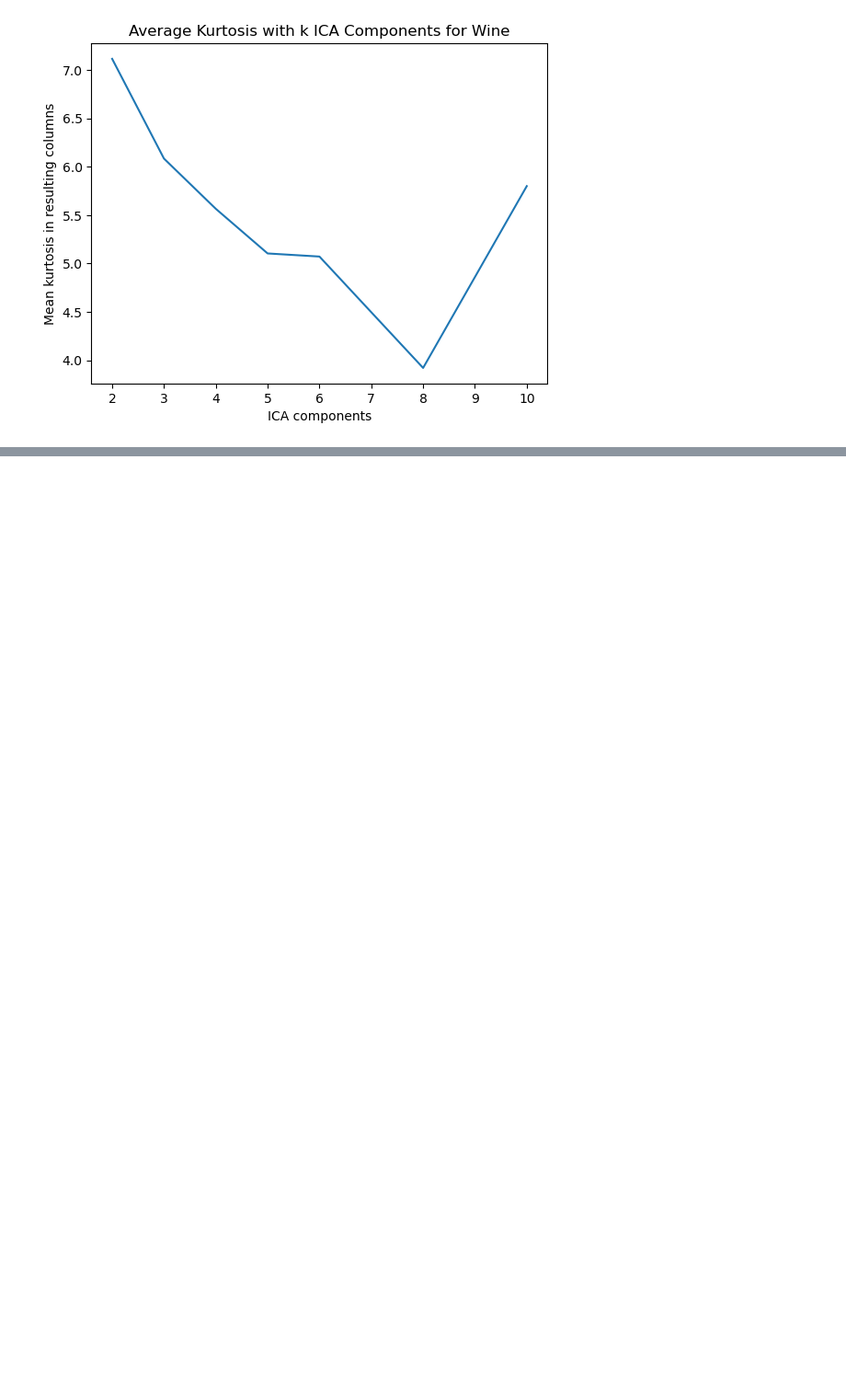
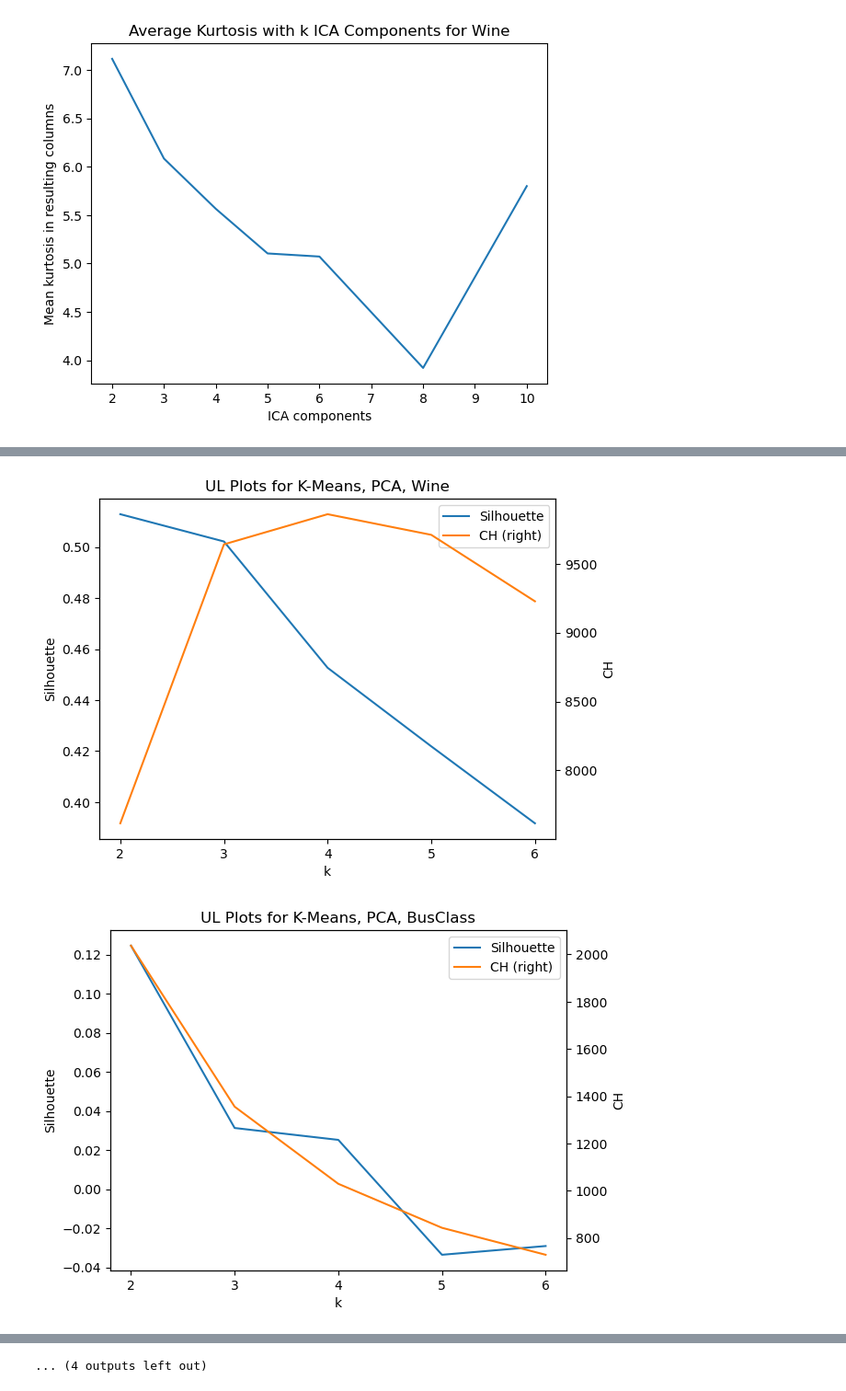
Before and after one commit to ryankarel/cs-7641-ul, a Jupyter notebook: RK UL.ipynb, the cells around one changed output, grey strips where cells are left out. Shown at 92% size. Cells and saved outputs as stored; diff of their text form; code cells hidden in the pictures; blank space fills up the shorter version.

```diff
--- a/RK UL.ipynb
+++ b/RK UL.ipynb
@@ -836,0 +578,3 @@ X_with_clusters
+# %%
+scores_3_complete = pd.concat([scores_3['BusClass'].assign(Dataset='BusClass'), scores_3['Wine'].assign(Dataset='Wine')])
+scores_3_complete.to_csv('step 3.csv')
@@ -836,0 +621,28 @@ X_with_clusters
+# %%
+#fig, axes = plt.subplots(nrows=4, ncols=4)
+i = 0
+for clustering in ['K-Means', 'E-M']:
+    for dim_reduct in ['PCA', 'FastICA', 'GaussianRandomProjection', 'LinearDiscriminantAnalysis']:
+        for dataset in ['Wine', 'BusClass']:
+            subset = scores_3_complete.copy()
+            subset['k'] = subset['k'].astype(int)
+            subset = subset.loc[
+                (subset['Clustering'] == clustering)
+                & (subset['Dim Reduction'] == dim_reduct)
+                & (subset['Dataset'] == dataset)
+            ]
+            subset.set_index('k', inplace=True)
+            subset = subset.loc[:, 'Silhouette':'BIC']
+            subset = subset.dropna(axis=1)
+            score1, score2 = subset.columns
+            ax = subset.plot(
+                y=[score1, score2], secondary_y=score2, ylabel=score1,
+                xticks=[2, 3, 4, 5, 6],
+                title=f'UL Plots for {clustering}, {dim_reduct}, {dataset}'#,
+                #ax=axes[i // 4, i % 4]
+            )
+            ax.right_ax.set_ylabel(score2)
+            i += 1
+# %% [output]
+[figure, added]
+[figure, added]
@@ -836,0 +659 @@ X_with_clusters
+... (4 outputs left out)
```
Also changed, not shown: parts of 42 cells of this notebook, 1 other file.
